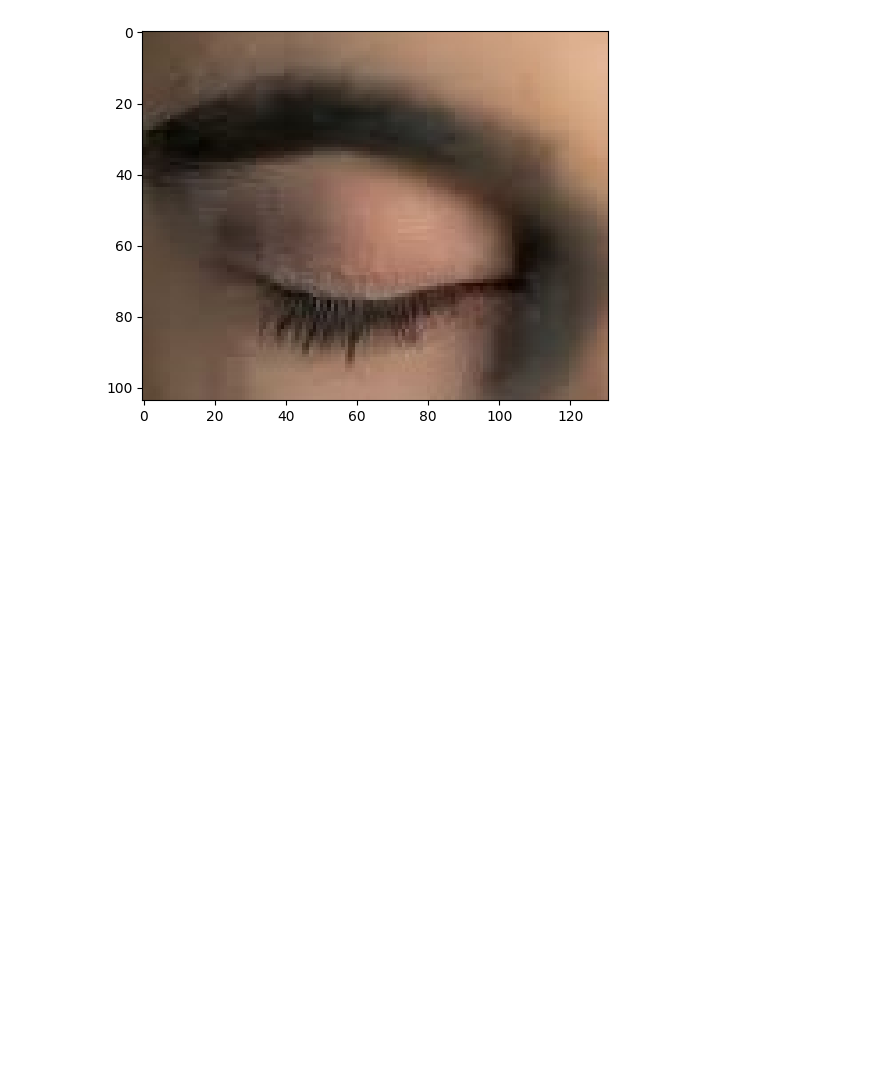
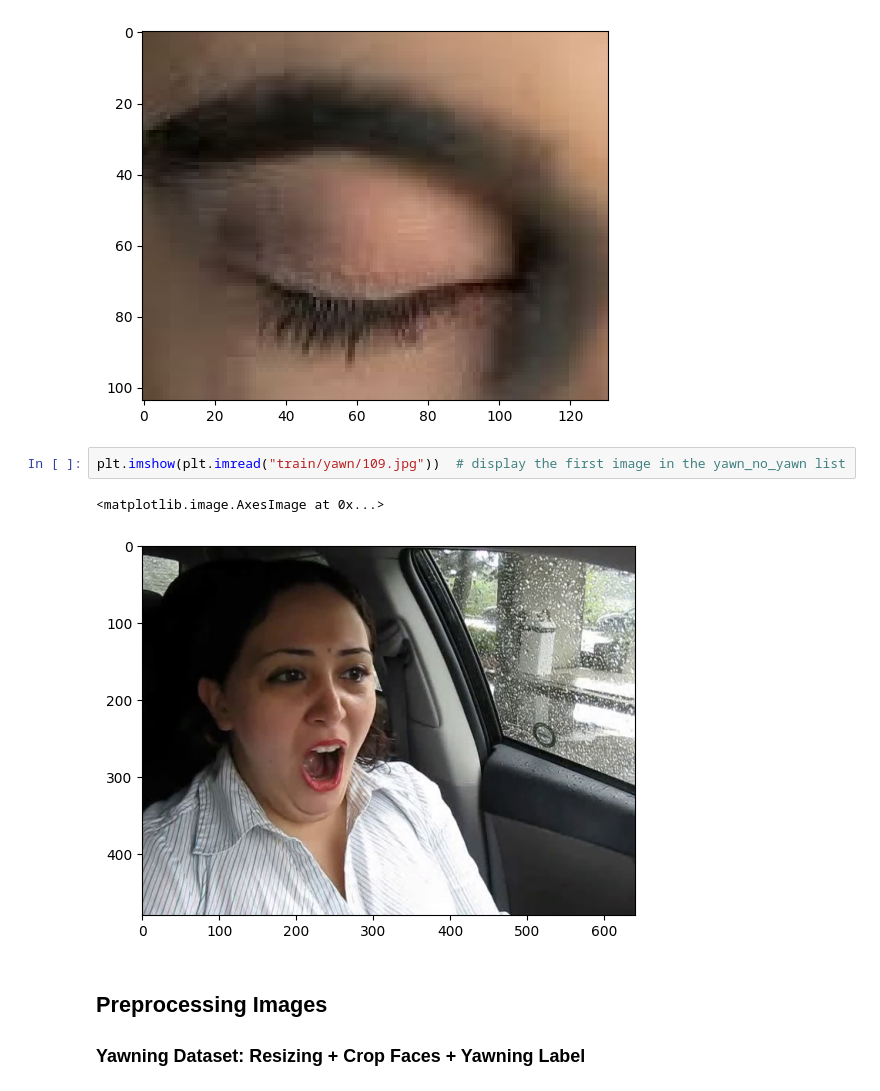
Before and after one commit to DanielMelo46/Neural_Networks_Project, a Jupyter notebook: drowsiness_detection.ipynb, the cells around one changed output. Saved outputs shown, nothing was run; the diff lists cells and outputs as text; blank space fills up the shorter version.

Commit message:
Adding Preprocessing

```diff
--- a/drowsiness_detection.ipynb
+++ b/drowsiness_detection.ipynb
@@ -14,3 +14,11 @@ plt.imshow(plt.imread("train/Closed/_26.jpg"))
 # %% [output]
 <matplotlib.image.AxesImage at 0x...>
 [figure]
+# %%
+plt.imshow(plt.imread("train/yawn/109.jpg"))  # display the first image in the yawn_no_yawn list
+# %% [output]
+<matplotlib.image.AxesImage at 0x...>
+[figure, added]
+# %% [markdown]
+## Preprocessing Images
+### Yawning Dataset: Resizing + Crop Faces + Yawning Label
```
Also changed, not shown: parts of 6 cells of this notebook.
